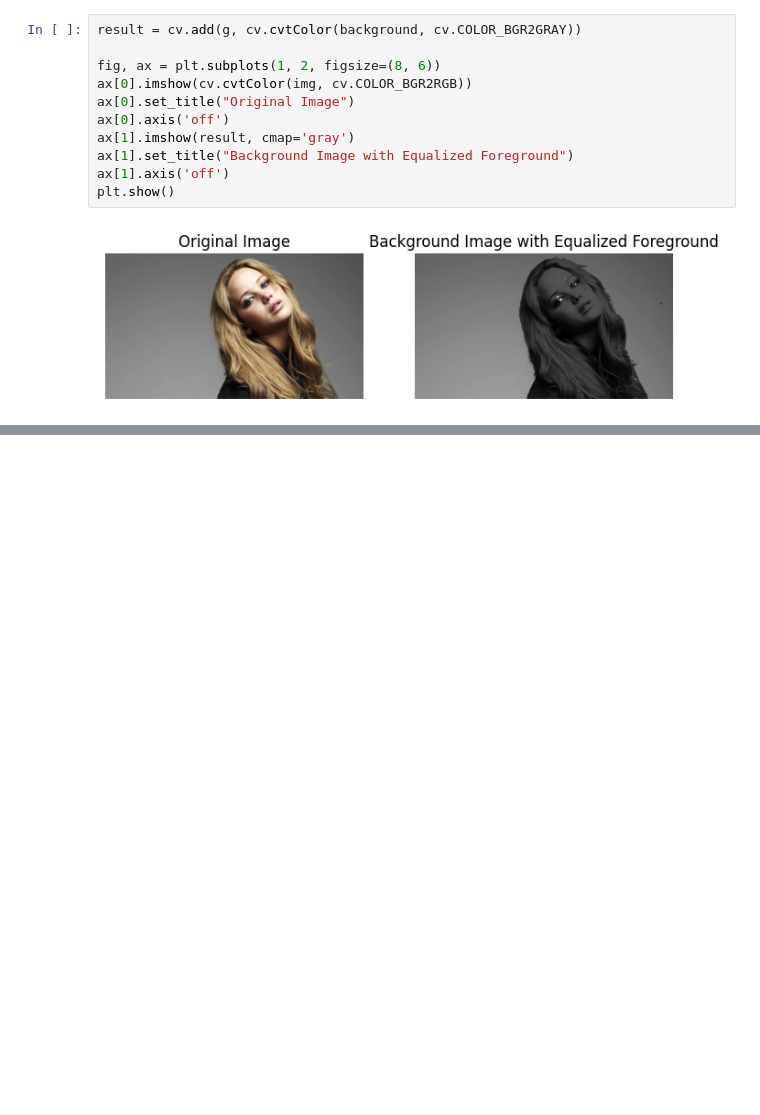
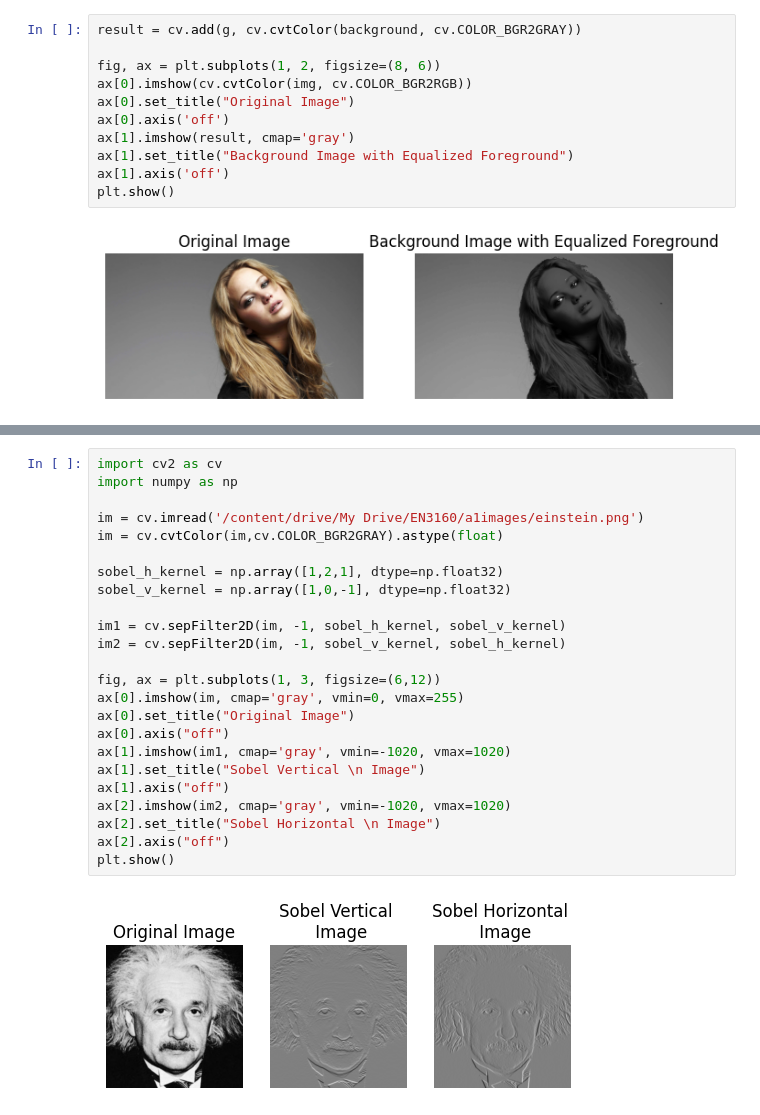
Before and after one commit to linukaratnayake/Intensity-Transformations-and-Neighborhood-Filtering, a Jupyter notebook: Intensity_Transformations_and_Neighborhood_Filtering.ipynb, the cells around one changed output, grey strips where cells are left out. Drawn from its saved outputs; the diff is of its cells as text; blank space fills up the shorter version.

```diff
--- a/Intensity_Transformations_and_Neighborhood_Filtering.ipynb
+++ b/Intensity_Transformations_and_Neighborhood_Filtering.ipynb
@@ -320,0 +379,26 @@ plt.show()
+# %%
+import cv2 as cv
+import numpy as np
+
+im = cv.imread('/content/drive/My Drive/EN3160/a1images/einstein.png')
+im = cv.cvtColor(im,cv.COLOR_BGR2GRAY).astype(float)
+
+sobel_h_kernel = np.array([1,2,1], dtype=np.float32)
+sobel_v_kernel = np.array([1,0,-1], dtype=np.float32)
+
+im1 = cv.sepFilter2D(im, -1, sobel_h_kernel, sobel_v_kernel)
+im2 = cv.sepFilter2D(im, -1, sobel_v_kernel, sobel_h_kernel)
+
+fig, ax = plt.subplots(1, 3, figsize=(6,12))
+ax[0].imshow(im, cmap='gray', vmin=0, vmax=255)
+ax[0].set_title("Original Image")
+ax[0].axis("off")
+ax[1].imshow(im1, cmap='gray', vmin=-1020, vmax=1020)
+ax[1].set_title("Sobel Vertical \n Image")
+ax[1].axis("off")
+ax[2].imshow(im2, cmap='gray', vmin=-1020, vmax=1020)
+ax[2].set_title("Sobel Horizontal \n Image")
+ax[2].axis("off")
+plt.show()
+# %% [output]
+[figure, added]
```
Also changed, not shown: parts of 6 cells of this notebook.
